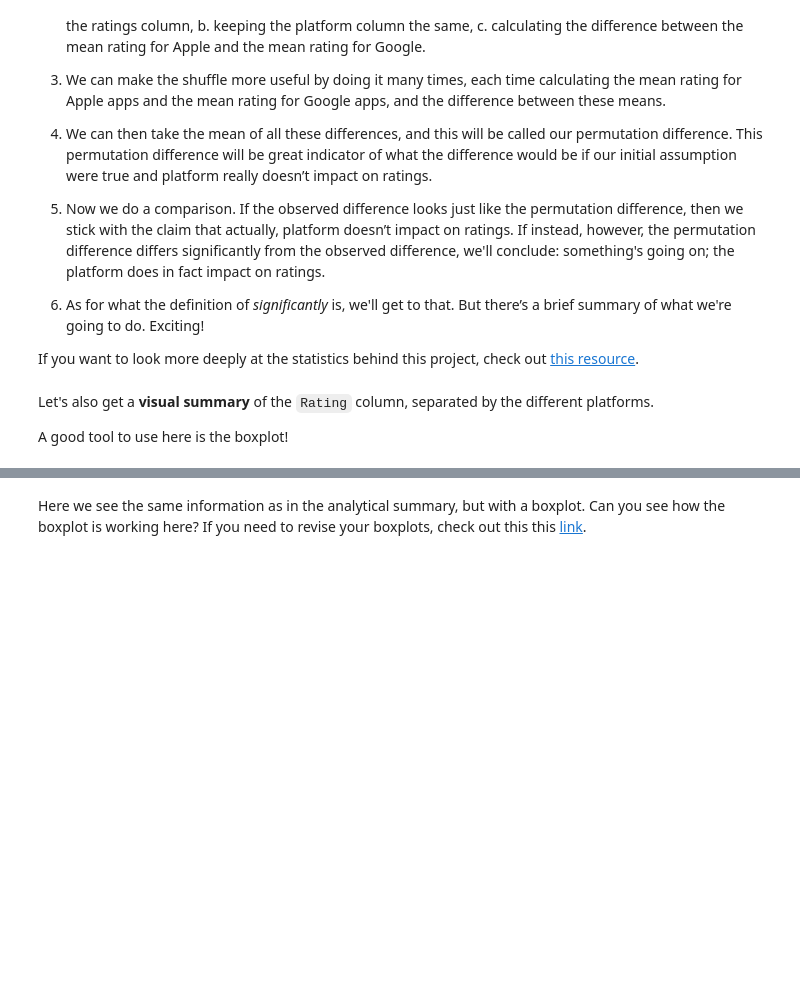
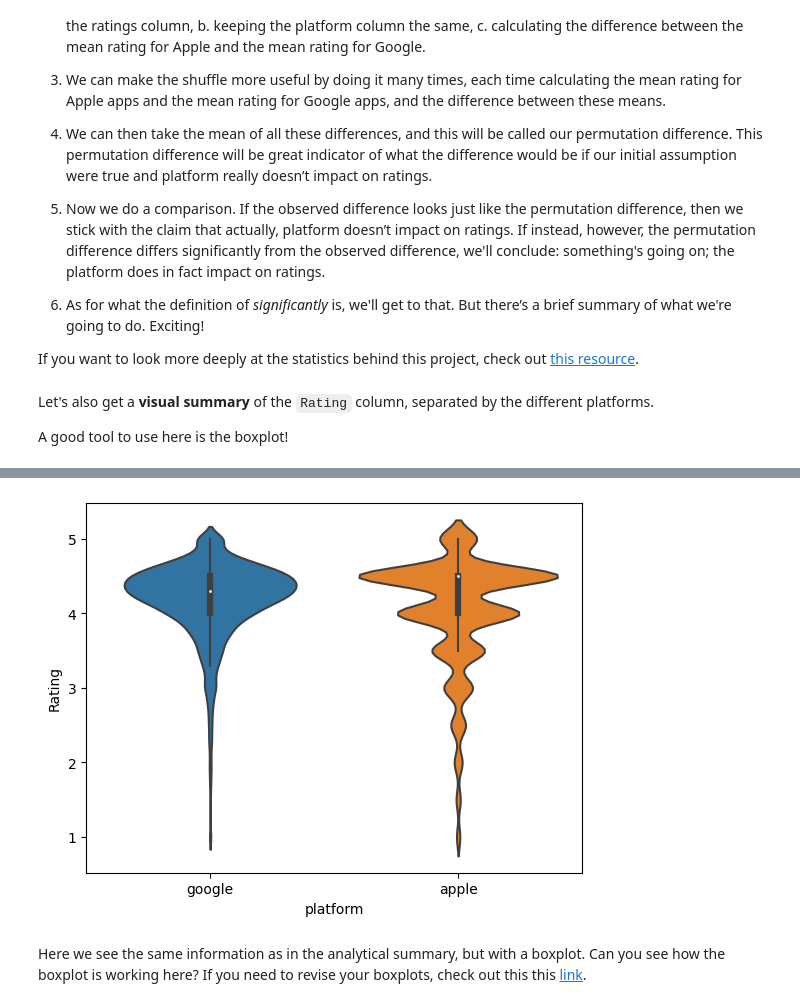
Before and after one commit to demiroz/dsc, a Jupyter notebook: Unit 11 - Python Statistics in EDA/11.3 Hypothesis Testing/Project Files/Springboard Apps project - Tier 3 - Complete.ipynb, the cells around one changed output, grey strips where cells are left out. Drawn from its saved outputs; the diff is of its cells as text; code cells hidden in the pictures; blank space fills up the shorter version.

```diff
--- a/Unit 11 - Python Statistics in EDA/11.3 Hypothesis Testing/Project Files/Springboard Apps project - Tier 3 - Complete.ipynb
+++ b/Unit 11 - Python Statistics in EDA/11.3 Hypothesis Testing/Project Files/Springboard Apps project - Tier 3 - Complete.ipynb
@@ -443,3 +473,7 @@ _ _ _
+# %%
+violin = sns.violinplot(data = df, x = "platform", y = "Rating", alpha = 0.5)
+# %% [output]
+[figure, added]
 # %% [markdown]
 Here we see the same information as in the analytical summary, but with a boxplot. Can you see how the boxplot is working here? If you need to revise your boxplots, check out this this [link](https://www.kaggle.com/ramamet4/app-store-apple-data-set-10k-apps).
 # %% [markdown]
```
Also changed, not shown: parts of 48 cells of this notebook, 8 other files.
